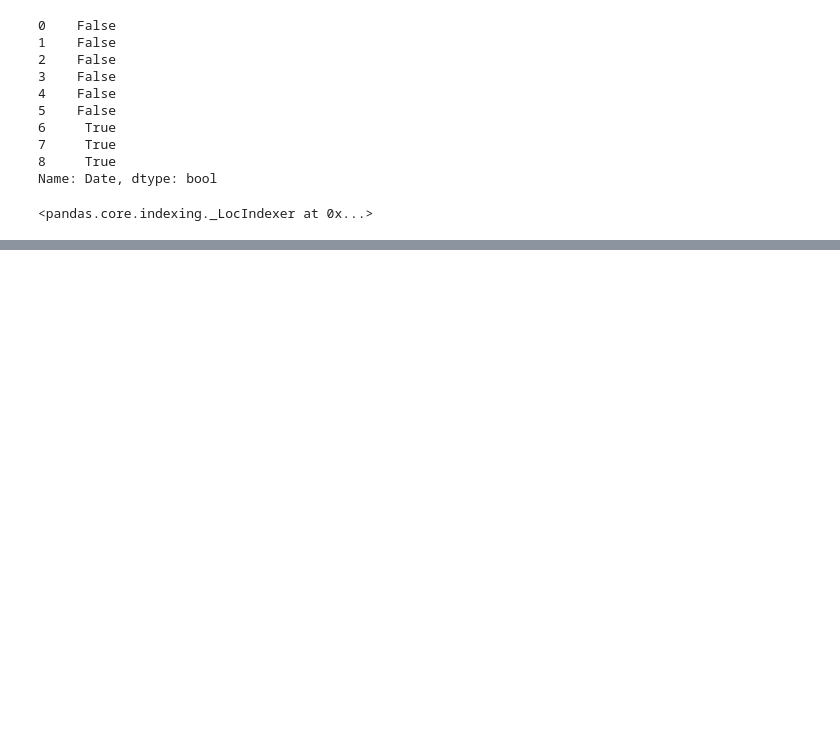
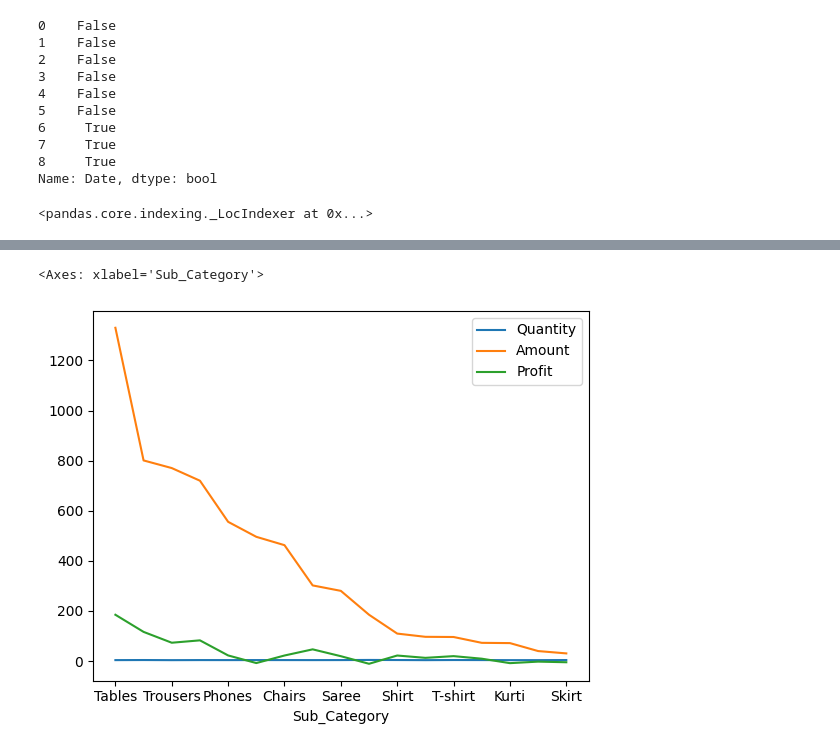
Before and after one commit to 960Subhamsingh/Data-Sciences, a Jupyter notebook: pandas/04-Filtering/Pandas-Demo.ipynb, the cells around one changed output, grey strips where cells are left out. Cells and saved outputs as stored; diff of their text form; code cells hidden in the pictures; blank space fills up the shorter version.

Commit message:
Pandas

```diff
--- a/pandas/04-Filtering/Pandas-Demo.ipynb
+++ b/pandas/04-Filtering/Pandas-Demo.ipynb
@@ -72,0 +75,2 @@ stocks.loc
+# %%
+data = pd.read_csv("D:/Project/Data Sciences/pandas/11-Import-Export/data/Details.csv")
@@ -72,0 +219,3 @@ stocks.loc
+# %%
+da=data.groupby('Sub_Category')[['Quantity','Amount', 'Profit']].mean().sort_values(by='Amount',ascending=False)
+da
@@ -72,0 +242,5 @@ stocks.loc
+# %%
+da.plot()
+# %% [output]
+<Axes: xlabel='Sub_Category'>
+[figure, added]
```
Also changed, not shown: parts of 23 cells of this notebook, 4 other files.
